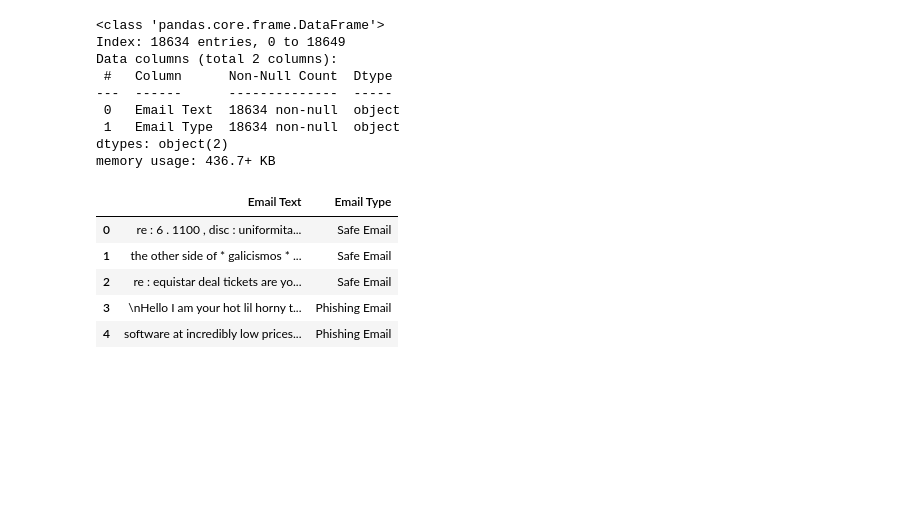
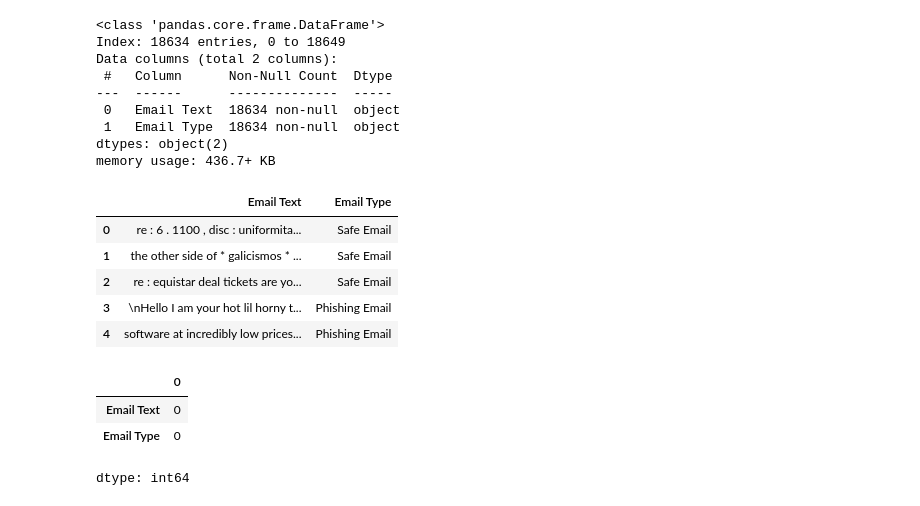
Before and after one commit to SJhawar1010/LLM, a Jupyter notebook: Satyam_554_Project_LLM.ipynb, the cells around one changed output. Cells and saved outputs as stored; diff of their text form; code cells hidden in the pictures; blank space fills up the shorter version.

```diff
--- a/Satyam_554_Project_LLM.ipynb
+++ b/Satyam_554_Project_LLM.ipynb
@@ -76,7 +71,3 @@ data.head()
 | 2 | re : equistar deal tickets are yo... | Safe Email |
 | 3 | \nHello I am your hot lil horny t... | Phishing Email |
 | 4 | software at incredibly low prices... | Phishing Email |
-# %%
-data['Email Type'] = data['Email Type'].map({'Safe Email': 0, 'Phishing Email': 1})
-# %%
-data['Email Text'] = data['Email Text'].str.lower()
@@ -87,0 +74,7 @@ y = data['Email Type']
+# %%
+data.isnull().sum()
+# %% [output]
+|  | 0 |
+| Email Text | 0 |
+| Email Type | 0 |
+dtype: int64
```
Also changed, not shown: parts of 22 cells of this notebook.
